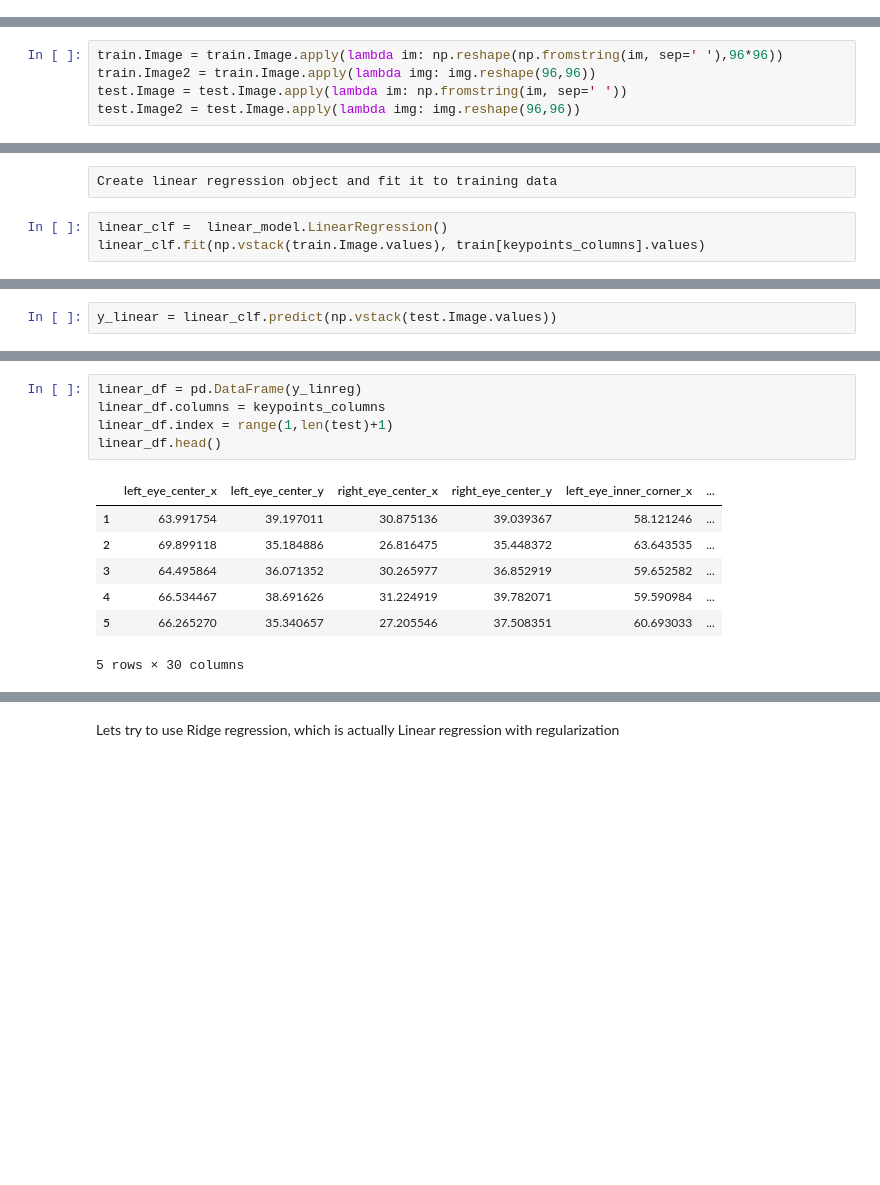
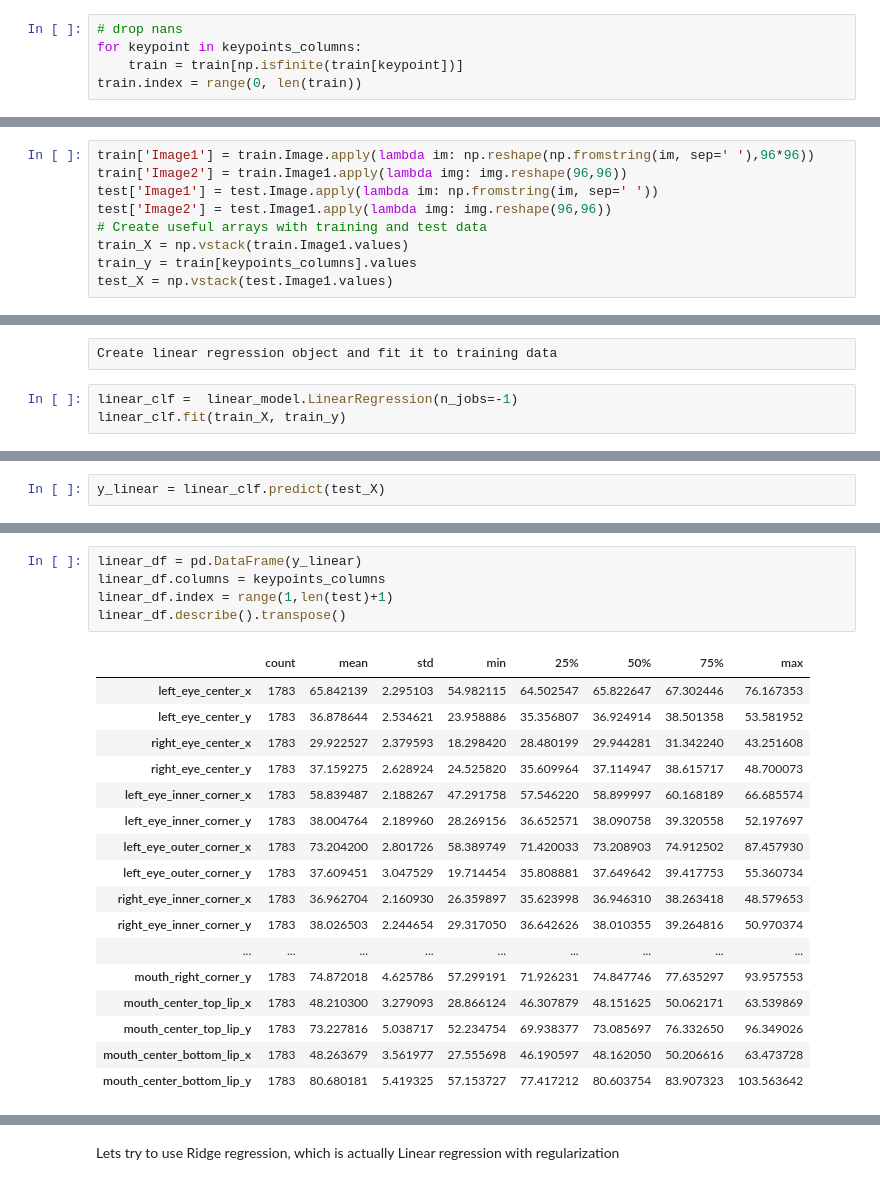
Before and after one commit to mdmitr/Kaggle_FacialKeypointsDetection, a Jupyter notebook: Facial Keypoints Detection.ipynb, the cells around one changed output, grey strips where cells are left out. Drawn from its saved outputs; the diff is of its cells as text; blank space fills up the shorter version.

Commit message:
continue playing with linear regression

```diff
--- a/Facial Keypoints Detection.ipynb
+++ b/Facial Keypoints Detection.ipynb
@@ -30,0 +30,5 @@ train = train.dropna() # drop all rows that have missing values in them
+# %%
+# drop nans
+for keypoint in keypoints_columns:
+    train = train[np.isfinite(train[keypoint])]
+train.index = range(0, len(train))
@@ -31,10 +39,14 @@ train = train.dropna() # drop all rows that have missing values in them
 # %% [markdown]
 convert images
 # %%
-train.Image = train.Image.apply(lambda im: np.reshape(np.fromstring(im, sep=' '),96*96))
-train.Image2 = train.Image.apply(lambda img: img.reshape(96,96))
-test.Image = test.Image.apply(lambda im: np.fromstring(im, sep=' '))
-test.Image2 = test.Image.apply(lambda img: img.reshape(96,96))
+train['Image1'] = train.Image.apply(lambda im: np.reshape(np.fromstring(im, sep=' '),96*96))
+train['Image2'] = train.Image1.apply(lambda img: img.reshape(96,96))
+test['Image1'] = test.Image.apply(lambda im: np.fromstring(im, sep=' '))
+test['Image2'] = test.Image1.apply(lambda img: img.reshape(96,96))
+# Create useful arrays with training and test data
+train_X = np.vstack(train.Image1.values)
+train_y = train[keypoints_columns].values
+test_X = np.vstack(test.Image1.values)
 # %% [markdown]
 Take a brief look on data
 # %%
@@ -108,6 +148,6 @@ from sklearn import linear_model
 # %% [raw]
 Create linear regression object and fit it to training data
 # %%
-linear_clf =  linear_model.LinearRegression()
-linear_clf.fit(np.vstack(train.Image.values), train[keypoints_columns].values)
+linear_clf =  linear_model.LinearRegression(n_jobs=-1)
+linear_clf.fit(train_X, train_y)
 # %% [output]
@@ -115,3 +159,3 @@ LinearRegression(copy_X=True, fit_intercept=True, n_jobs=1, normalize=False)
 # %%
-y_linear = linear_clf.predict(np.vstack(test.Image.values))
+y_linear = linear_clf.predict(test_X)
 # %%
@@ -120,15 +164,25 @@ plot_test(y_linear, 30)
 [interactive output not drawn]
 [interactive output not drawn]
 # %%
-linear_df = pd.DataFrame(y_linreg)
+linear_df = pd.DataFrame(y_linear)
 linear_df.columns = keypoints_columns
 linear_df.index = range(1,len(test)+1)
-linear_df.head()
+linear_df.describe().transpose()
 # %% [output]
-|  | left_eye_center_x | left_eye_center_y | right_eye_center_x | right_eye_center_y | left_eye_inner_corner_x | ... |
-| 1 | 63.991754 | 39.197011 | 30.875136 | 39.039367 | 58.121246 | ... |
-| 2 | 69.899118 | 35.184886 | 26.816475 | 35.448372 | 63.643535 | ... |
-| 3 | 64.495864 | 36.071352 | 30.265977 | 36.852919 | 59.652582 | ... |
-| 4 | 66.534467 | 38.691626 | 31.224919 | 39.782071 | 59.590984 | ... |
-| 5 | 66.265270 | 35.340657 | 27.205546 | 37.508351 | 60.693033 | ... |
+|  | count | mean | std | min | 25% | 50% | 75% | max |
+| left_eye_center_x | 1783 | 65.842139 | 2.295103 | 54.982115 | 64.502547 | 65.822647 | 67.302446 | 76.167353 |
+| left_eye_center_y | 1783 | 36.878644 | 2.534621 | 23.958886 | 35.356807 | 36.924914 | 38.501358 | 53.581952 |
+| right_eye_center_x | 1783 | 29.922527 | 2.379593 | 18.298420 | 28.480199 | 29.944281 | 31.342240 | 43.251608 |
+| right_eye_center_y | 1783 | 37.159275 | 2.628924 | 24.525820 | 35.609964 | 37.114947 | 38.615717 | 48.700073 |
+| left_eye_inner_corner_x | 1783 | 58.839487 | 2.188267 | 47.291758 | 57.546220 | 58.899997 | 60.168189 | 66.685574 |
+| left_eye_inner_corner_y | 1783 | 38.004764 | 2.189960 | 28.269156 | 36.652571 | 38.090758 | 39.320558 | 52.197697 |
+| left_eye_outer_corner_x | 1783 | 73.204200 | 2.801726 | 58.389749 | 71.420033 | 73.208903 | 74.912502 | 87.457930 |
+| left_eye_outer_corner_y | 1783 | 37.609451 | 3.047529 | 19.714454 | 35.808881 | 37.649642 | 39.417753 | 55.360734 |
+| right_eye_inner_corner_x | 1783 | 36.962704 | 2.160930 | 26.359897 | 35.623998 | 36.946310 | 38.263418 | 48.579653 |
+| right_eye_inner_corner_y | 1783 | 38.026503 | 2.244654 | 29.317050 | 36.642626 | 38.010355 | 39.264816 | 50.970374 |
+| ... | ... | ... | ... | ... | ... | ... | ... | ... |
+| mouth_right_corner_y | 1783 | 74.872018 | 4.625786 | 57.299191 | 71.926231 | 74.847746 | 77.635297 | 93.957553 |
+| mouth_center_top_lip_x | 1783 | 48.210300 | 3.279093 | 28.866124 | 46.307879 | 48.151625 | 50.062171 | 63.539869 |
+| mouth_center_top_lip_y | 1783 | 73.227816 | 5.038717 | 52.234754 | 69.938377 | 73.085697 | 76.332650 | 96.349026 |
+| mouth_center_bottom_lip_x | 1783 | 48.263679 | 3.561977 | 27.555698 | 46.190597 | 48.162050 | 50.206616 | 63.473728 |
+| mouth_center_bottom_lip_y | 1783 | 80.680181 | 5.419325 | 57.153727 | 77.417212 | 80.603754 | 83.907323 | 103.563642 |
-5 rows × 30 columns
```
Also changed, not shown: parts of 30 cells of this notebook.
